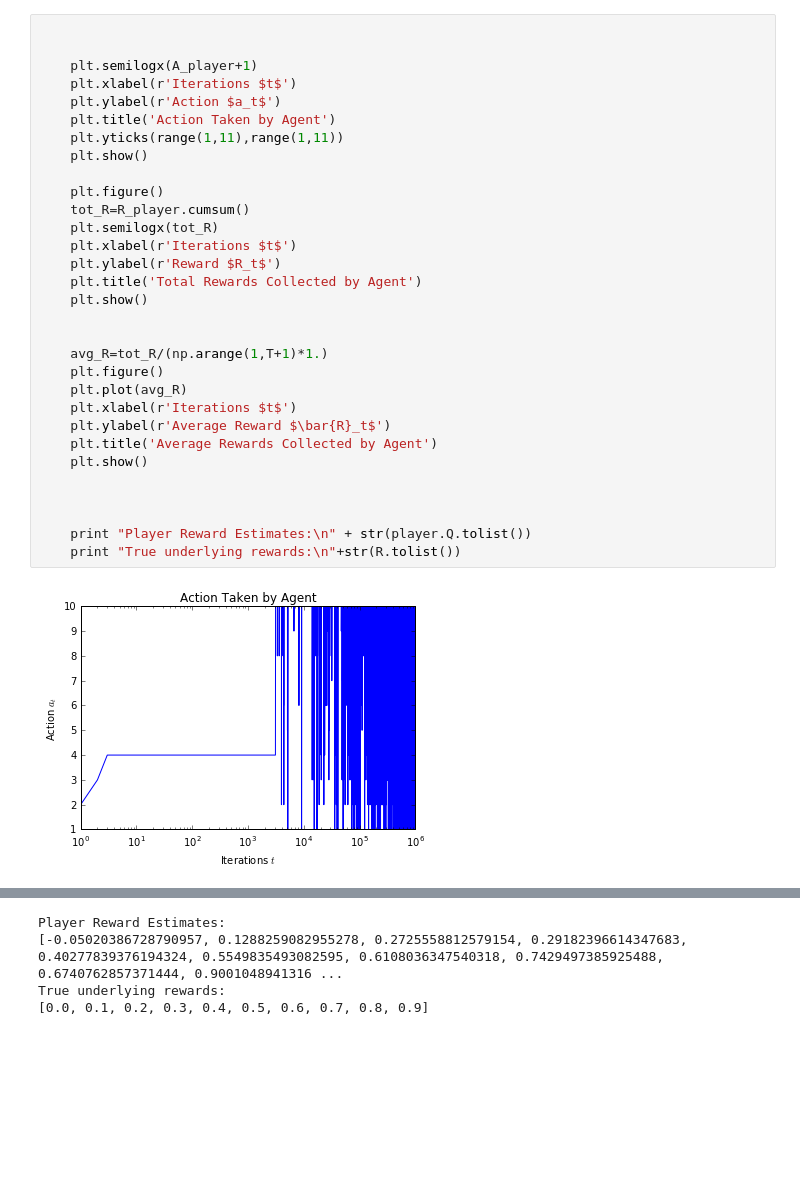
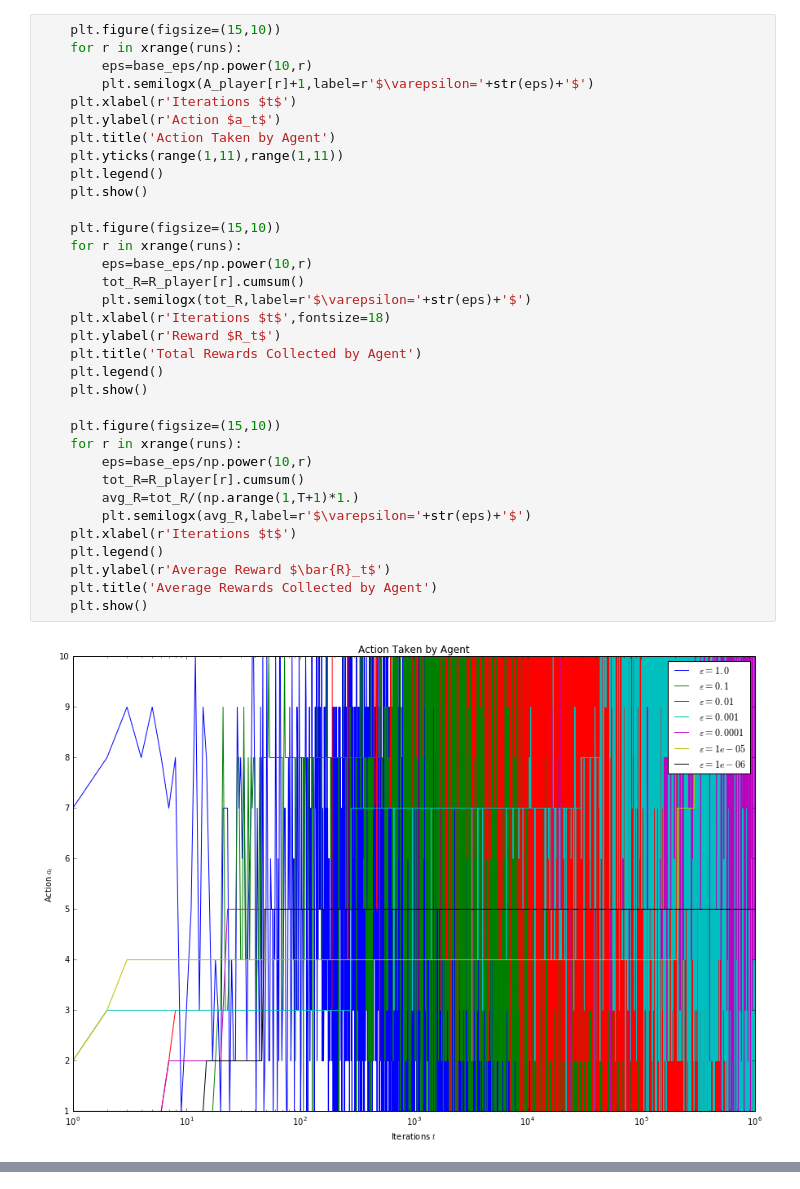
Before and after one commit to ceroytres/ipython-notebooks, a Jupyter notebook: ML/eps_bandits.ipynb, the cells around one changed output, grey strips where cells are left out. Saved outputs shown, nothing was run; the diff lists cells and outputs as text; blank space fills up the shorter version.

```diff
--- a/ML/eps_bandits.ipynb
+++ b/ML/eps_bandits.ipynb
@@ -78,33 +108,36 @@ if __name__=="__main__":
 # %%
-
-
-    plt.semilogx(A_player+1)
+    plt.figure(figsize=(15,10))
+    for r in xrange(runs):
+        eps=base_eps/np.power(10,r)
+        plt.semilogx(A_player[r]+1,label=r'$\varepsilon='+str(eps)+'$')
     plt.xlabel(r'Iterations $t$')
     plt.ylabel(r'Action $a_t$')
     plt.title('Action Taken by Agent')
     plt.yticks(range(1,11),range(1,11))
+    plt.legend()
     plt.show()
 
-    plt.figure()
-    tot_R=R_player.cumsum()
-    plt.semilogx(tot_R)
-    plt.xlabel(r'Iterations $t$')
+    plt.figure(figsize=(15,10))
+    for r in xrange(runs):
+        eps=base_eps/np.power(10,r)
+        tot_R=R_player[r].cumsum()
+        plt.semilogx(tot_R,label=r'$\varepsilon='+str(eps)+'$')
+    plt.xlabel(r'Iterations $t$',fontsize=18)
     plt.ylabel(r'Reward $R_t$')
     plt.title('Total Rewards Collected by Agent')
+    plt.legend()
     plt.show()
 
-
-    avg_R=tot_R/(np.arange(1,T+1)*1.)
-    plt.figure()
-    plt.plot(avg_R)
+    plt.figure(figsize=(15,10))
+    for r in xrange(runs):
+        eps=base_eps/np.power(10,r)
+        tot_R=R_player[r].cumsum()
+        avg_R=tot_R/(np.arange(1,T+1)*1.)
+        plt.semilogx(avg_R,label=r'$\varepsilon='+str(eps)+'$')
     plt.xlabel(r'Iterations $t$')
+    plt.legend()
     plt.ylabel(r'Average Reward $\bar{R}_t$')
     plt.title('Average Rewards Collected by Agent')
     plt.show()
-
-
-
-    print "Player Reward Estimates:\n" + str(player.Q.tolist())
-    print "True underlying rewards:\n"+str(R.tolist())
 # %% [output]
-[figure, old version]
+[figure, new version]
@@ -113,7 +146,3 @@ if __name__=="__main__":
-Player Reward Estimates:
-[-0.05020386728790957, 0.1288259082955278, 0.2725558812579154, 0.29182396614347683, 0.40277839376194324, 0.5549835493082595, 0.6108036347540318, 0.7429497385925488, 0.6740762857371444, 0.9001048941316 ...
-True underlying rewards:
-[0.0, 0.1, 0.2, 0.3, 0.4, 0.5, 0.6, 0.7, 0.8, 0.9]
 # %% [markdown]
 ### References:
 
```
Also changed, not shown: parts of 5 cells of this notebook.
